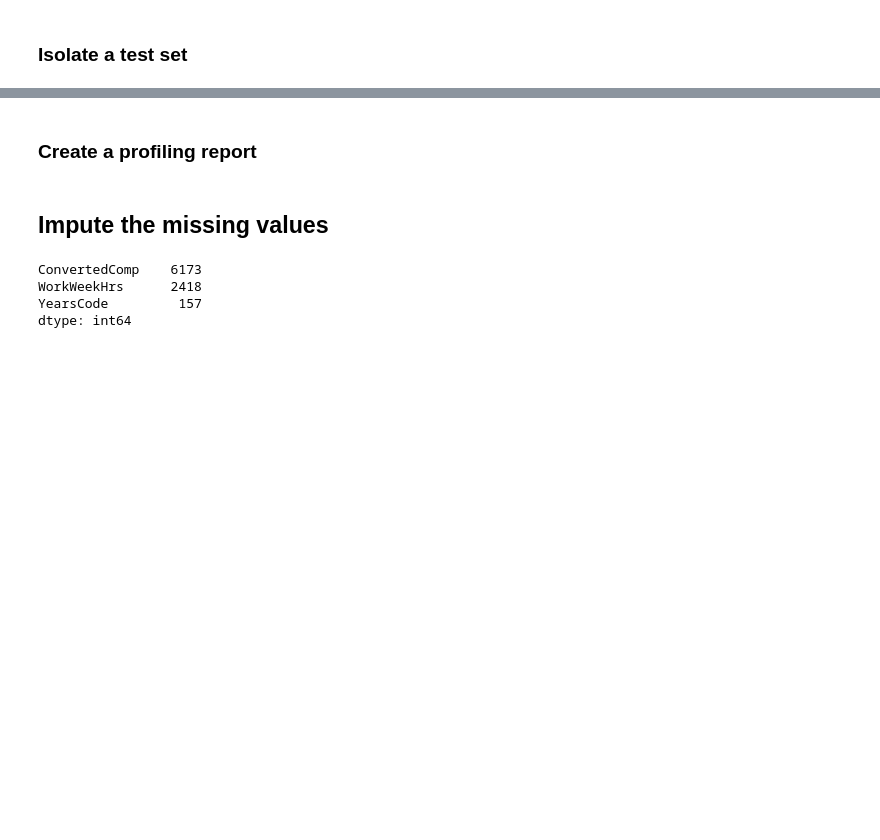
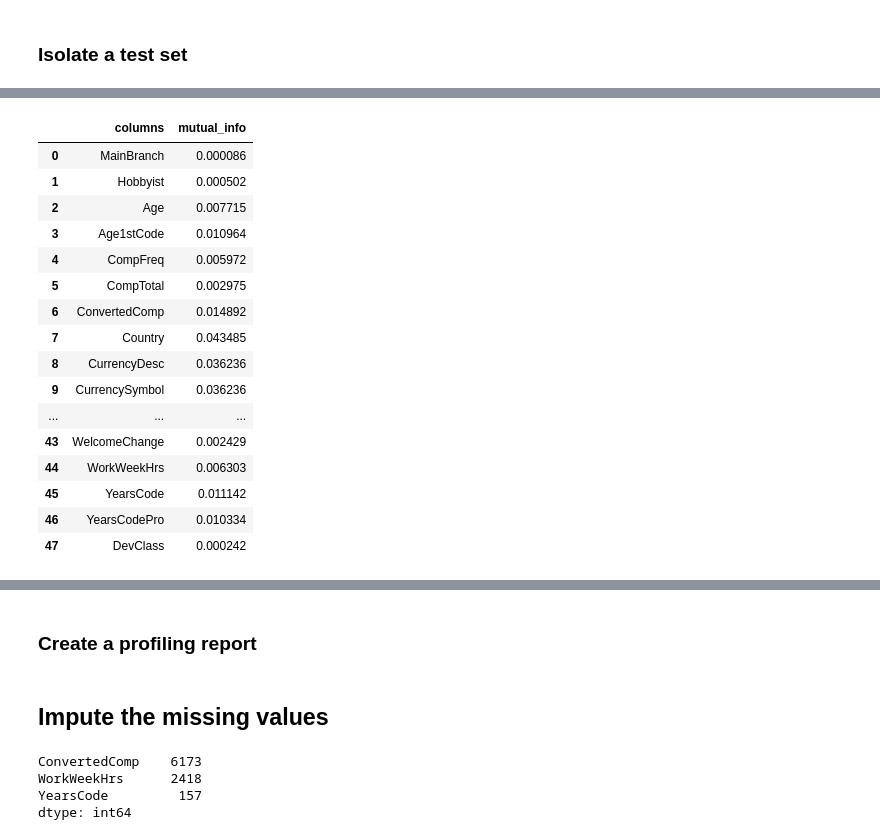
Before and after one commit to SolanaO/Developers_Survey_Analysis, a Jupyter notebook: stackBlogQuestion4.ipynb, the cells around one changed output, grey strips where cells are left out. Drawn from its saved outputs; the diff is of its cells as text; code cells hidden in the pictures; blank space fills up the shorter version.

```diff
--- a/stackBlogQuestion4.ipynb
+++ b/stackBlogQuestion4.ipynb
@@ -436,0 +479,3 @@ X_test_prep = pd.concat([X_test_scaled, X_test_enc], axis=1)
+# %%
+df_sample = df.groupby('JobSat', group_keys=False).apply(
+    lambda x: x.sample(frac=0.3, replace=False, random_state=42))
@@ -436,0 +526,30 @@ X_test_prep = pd.concat([X_test_scaled, X_test_enc], axis=1)
+# %%
+multiple = [
+    'DatabaseDesireNextYear', 'MiscTechDesireNextYear',
+    'CollabToolsDesireNextYear', 'PlatformDesireNextYear',
+    'LanguageDesireNextYear', 'WebframeDesireNextYear',
+    'MiscTechWorkedWith', 'DatabaseWorkedWith',
+    'WebframeWorkedWith', 'LanguageWorkedWith',
+    'CollabToolsWorkedWith', 'PlatformWorkedWith']
+# %%
+df_f_mutual_info = cal_mutual_info(df_sample.drop(multiple, axis=1), target_var='JobSat', disc_features_only=False)
+# %%
+df_f_mutual_info
+# %% [output]
+|  | columns | mutual_info |
+| 0 | MainBranch | 0.000086 |
+| 1 | Hobbyist | 0.000502 |
+| 2 | Age | 0.007715 |
+| 3 | Age1stCode | 0.010964 |
+| 4 | CompFreq | 0.005972 |
+| 5 | CompTotal | 0.002975 |
+| 6 | ConvertedComp | 0.014892 |
+| 7 | Country | 0.043485 |
+| 8 | CurrencyDesc | 0.036236 |
+| 9 | CurrencySymbol | 0.036236 |
+| ... | ... | ... |
+| 43 | WelcomeChange | 0.002429 |
+| 44 | WorkWeekHrs | 0.006303 |
+| 45 | YearsCode | 0.011142 |
+| 46 | YearsCodePro | 0.010334 |
+| 47 | DevClass | 0.000242 |
```
Also changed, not shown: parts of 49 cells of this notebook, 1 other file.
